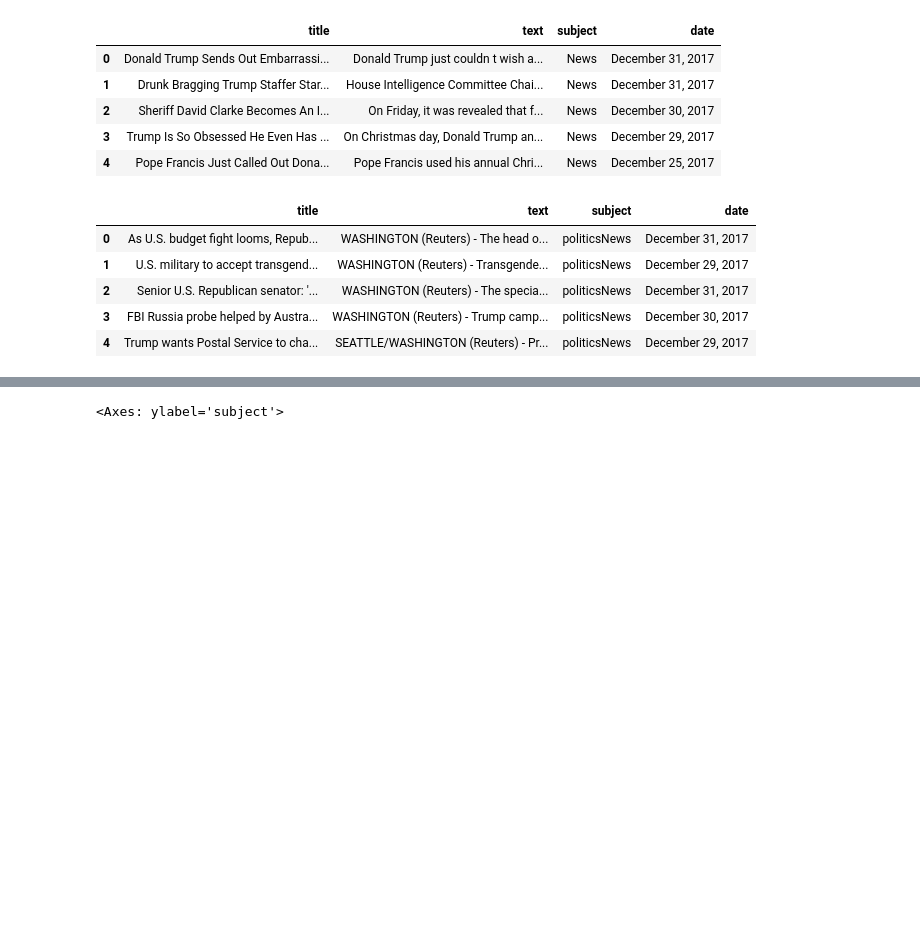
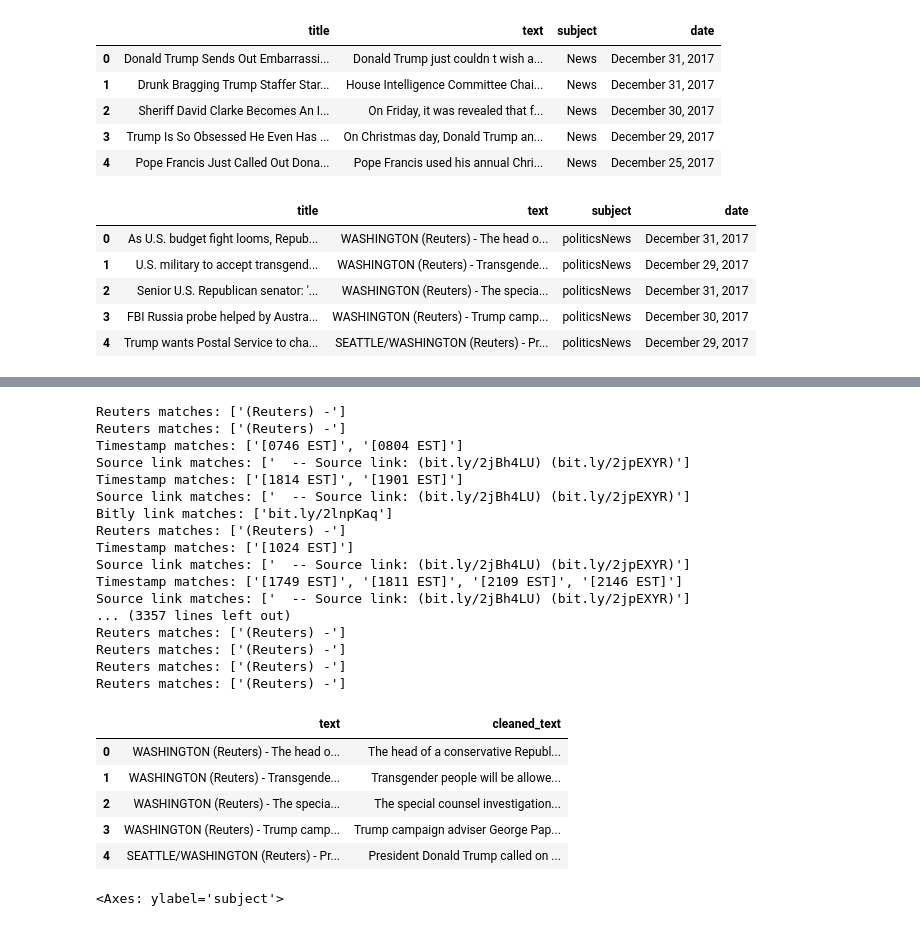
Before and after one commit to mastrich00/FakeNewsNLP, a Jupyter notebook: main.ipynb, the cells around one changed output, grey strips where cells are left out. Drawn from its saved outputs; the diff is of its cells as text; code cells hidden in the pictures; blank space fills up the shorter version.

```diff
--- a/main.ipynb
+++ b/main.ipynb
@@ -39,2 +90,67 @@ real_data.head()
+# %%
+def remove_timestamp(text, verbose=False):
+    # Matches timestamps like [0804 EST]
+    timestamp_pattern = r'\[\d{3,4}\s+\w+\]'
+    matches = re.findall(timestamp_pattern, text)
+    if verbose and matches:
+        print("Timestamp matches:", matches)
+    return re.sub(timestamp_pattern, '', text)
+
+def remove_source_links(text, verbose=False):
+    # Matches trailing source links starting with "-- Source link:" and one or more links in parentheses
+    source_pattern = r'\s*--\s*Source link:\s*(?:\([^)]+\)\s*)+$'
+    matches = re.findall(source_pattern, text)
+    if verbose and matches:
+        print("Source link matches:", matches)
+    return re.sub(source_pattern, '', text)
+
+def remove_bitly_links(text, verbose=False):
+    # Matches a Bitly link that does not include a trailing ')'
+    bitly_pattern = r'bit\.ly/[^\)\]\s]+'
+    matches = re.findall(bitly_pattern, text)
+    if verbose and matches:
+        print("Bitly link matches:", matches)
+    return re.sub(bitly_pattern, '', text)
+
+def remove_reuters(text, verbose=False):
+    reuters_pattern = r'\(Reuters\) -'
+    matches = re.findall(reuters_pattern, text)
+    if verbose and matches:
+        print("Reuters matches:", matches)
+    return re.sub(reuters_pattern, '', text)
+
+def clean_text(text, verbose=False):
+    text = remove_timestamp(text, verbose)
+    text = remove_source_links(text, verbose)
+    text = remove_bitly_links(text, verbose)
+    text = remove_reuters(text, verbose)
+    return text
+# %%
+real_data['cleaned_text'] = real_data['cleaned_text'].apply(lambda x: clean_text(x, verbose=True))
+real_data[['text', 'cleaned_text']].head()
+# %% [output]
+Reuters matches: ['(Reuters) -']
+Reuters matches: ['(Reuters) -']
+Timestamp matches: ['[0746 EST]', '[0804 EST]']
+Source link matches: ['  -- Source link: (bit.ly/2jBh4LU) (bit.ly/2jpEXYR)']
+Timestamp matches: ['[1814 EST]', '[1901 EST]']
+Source link matches: ['  -- Source link: (bit.ly/2jBh4LU) (bit.ly/2jpEXYR)']
+Bitly link matches: ['bit.ly/2lnpKaq']
+Reuters matches: ['(Reuters) -']
+Timestamp matches: ['[1024 EST]']
+Source link matches: ['  -- Source link: (bit.ly/2jBh4LU) (bit.ly/2jpEXYR)']
+Timestamp matches: ['[1749 EST]', '[1811 EST]', '[2109 EST]', '[2146 EST]']
+Source link matches: ['  -- Source link: (bit.ly/2jBh4LU) (bit.ly/2jpEXYR)']
+... (3357 lines left out)
+Reuters matches: ['(Reuters) -']
+Reuters matches: ['(Reuters) -']
+Reuters matches: ['(Reuters) -']
+Reuters matches: ['(Reuters) -']
+|  | text | cleaned_text |
+| 0 | WASHINGTON (Reuters) - The head o... | The head of a conservative Republ... |
+| 1 | WASHINGTON (Reuters) - Transgende... | Transgender people will be allowe... |
+| 2 | WASHINGTON (Reuters) - The specia... | The special counsel investigation... |
+| 3 | WASHINGTON (Reuters) - Trump camp... | Trump campaign adviser George Pap... |
+| 4 | SEATTLE/WASHINGTON (Reuters) - Pr... | President Donald Trump called on ... |
 # %%
 # remove (Reuters) because it would be an indicator for real news
```
Also changed, not shown: parts of 8 cells of this notebook.
